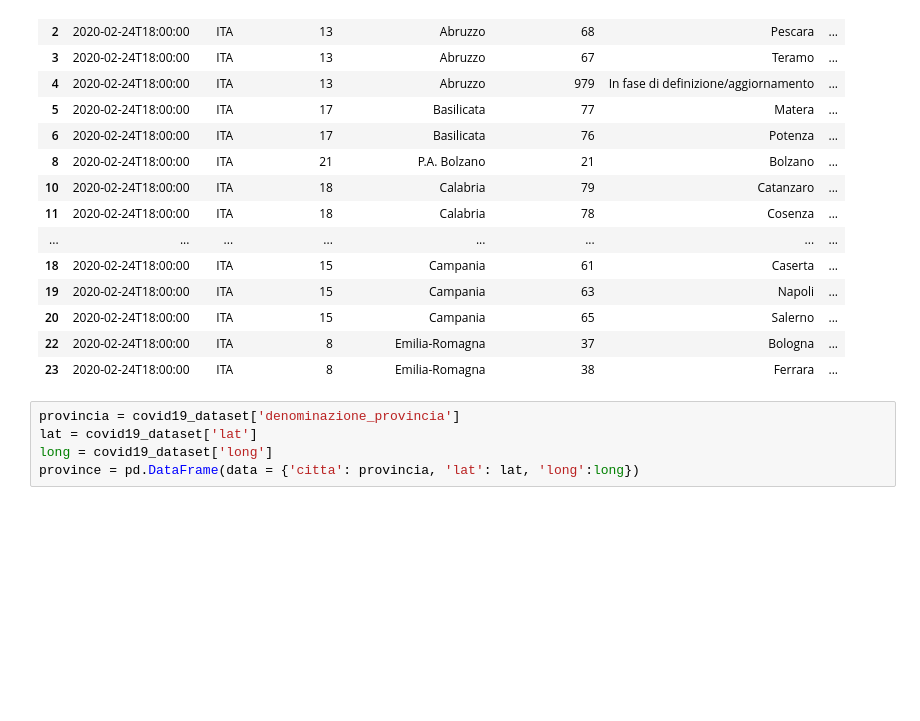
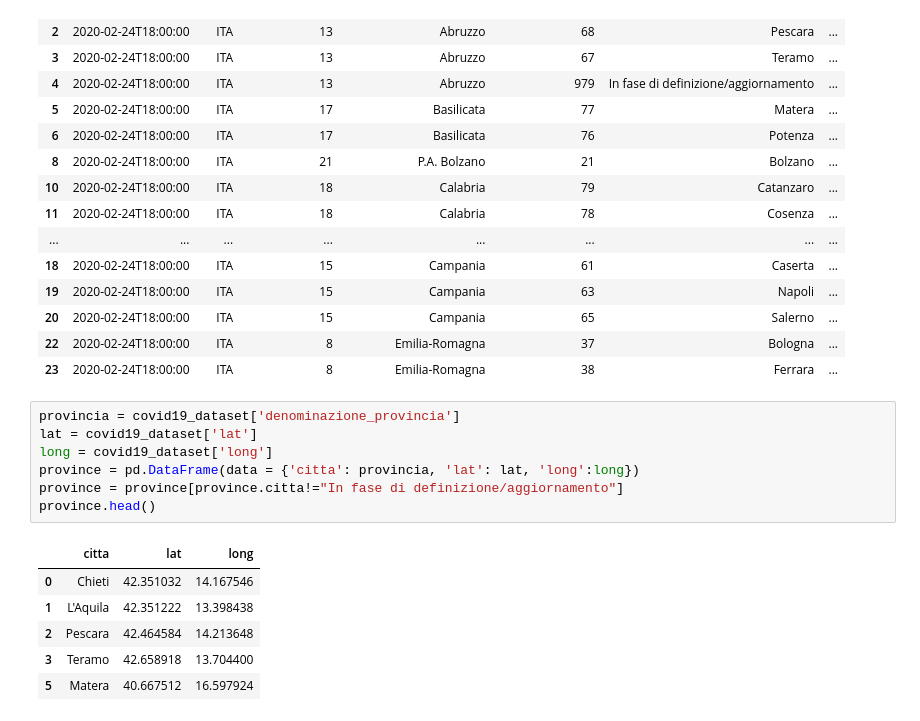
Before and after one commit to MattBlue92/Progetto-APMD-AAGM-2020, a Jupyter notebook: notebooks/Building_graph.ipynb, the cells around one changed output. Saved outputs shown, nothing was run; the diff lists cells and outputs as text; blank space fills up the shorter version.

```diff
--- a/notebooks/Building_graph.ipynb
+++ b/notebooks/Building_graph.ipynb
@@ -59,8 +59,17 @@ covid19_dataset.head(20)
 # %%
 provincia = covid19_dataset['denominazione_provincia']
 lat = covid19_dataset['lat']
 long = covid19_dataset['long']
 province = pd.DataFrame(data = {'citta': provincia, 'lat': lat, 'long':long})
+province = province[province.citta!="In fase di definizione/aggiornamento"]
+province.head()
+# %% [output]
+|  | citta | lat | long |
+| 0 | Chieti | 42.351032 | 14.167546 |
+| 1 | L'Aquila | 42.351222 | 13.398438 |
+| 2 | Pescara | 42.464584 | 14.213648 |
+| 3 | Teramo | 42.658918 | 13.704400 |
+| 5 | Matera | 40.667512 | 16.597924 |
 # %%
 builderGraph = BuilderGraph(0.8)
 graph = builderGraph.buildGraph(province)
```
Also changed, not shown: parts of 1 cell of this notebook.
